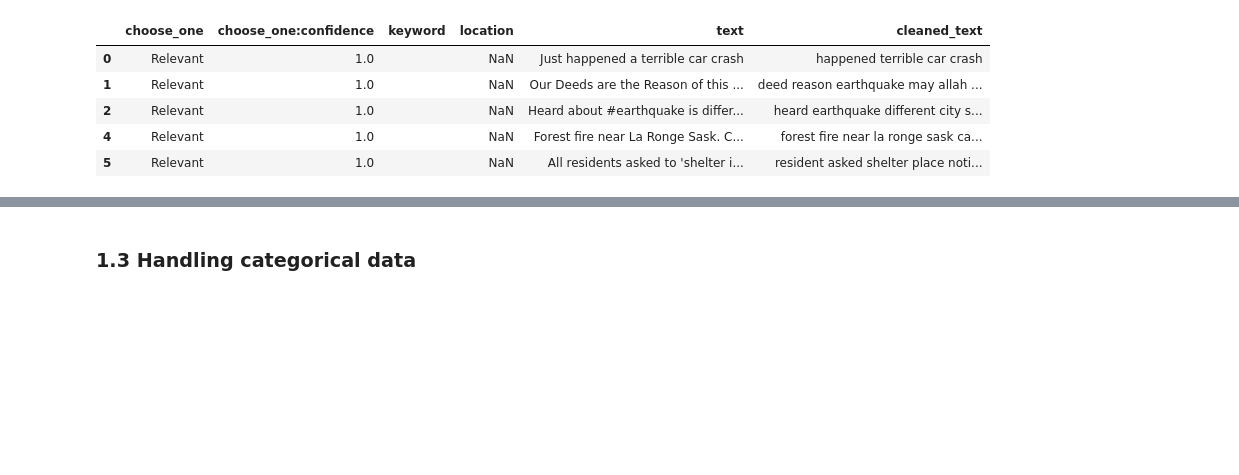
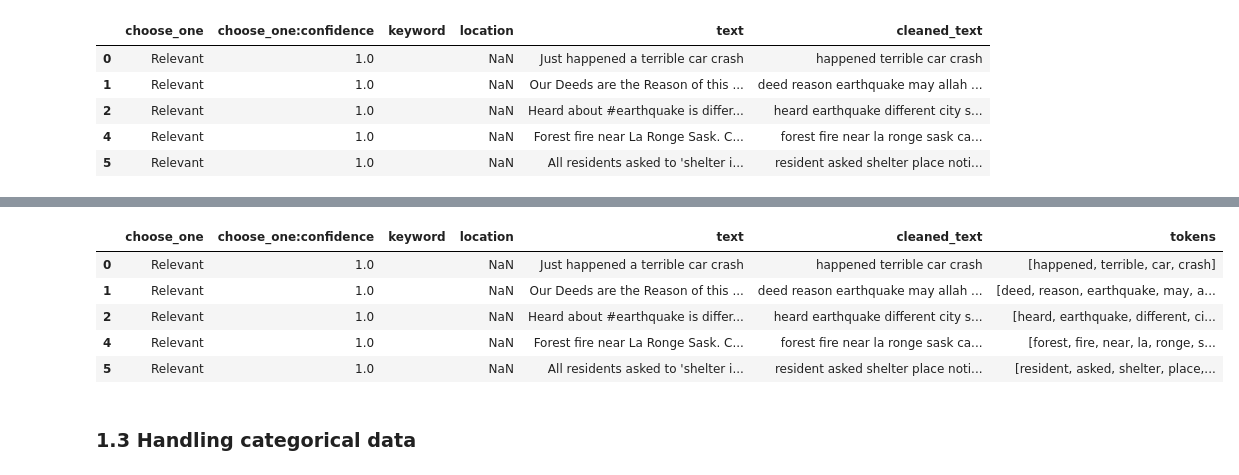
Before and after one commit to magnusrodseth/disaster-tweets, a Jupyter notebook: magnus/notebook.ipynb, the cells around one changed output, grey strips where cells are left out. Drawn from its saved outputs; the diff is of its cells as text; code cells hidden in the pictures; blank space fills up the shorter version.

```diff
--- a/magnus/notebook.ipynb
+++ b/magnus/notebook.ipynb
@@ -211,3 +259,24 @@ display(df.head())
+# %%
+from nltk.tokenize import TweetTokenizer
+
+tokenizer = TweetTokenizer()
+
+# Tokenize the `text` column
+def tokenize_text(text: str):
+    return tokenizer.tokenize(text)
+
+df['tokens'] = df['cleaned_text'].apply(tokenize_text)
+
+# Write the updated dataframe to a new CSV file
+df.to_csv('./results/07-tokens.csv', index=False)
+display(df.head())
+# %% [output]
+|  | choose_one | choose_one:confidence | keyword | location | text | cleaned_text | tokens |
+| 0 | Relevant | 1.0 |  | NaN | Just happened a terrible car crash | happened terrible car crash | [happened, terrible, car, crash] |
+| 1 | Relevant | 1.0 |  | NaN | Our Deeds are the Reason of this ... | deed reason earthquake may allah ... | [deed, reason, earthquake, may, a... |
+| 2 | Relevant | 1.0 |  | NaN | Heard about #earthquake is differ... | heard earthquake different city s... | [heard, earthquake, different, ci... |
+| 4 | Relevant | 1.0 |  | NaN | Forest fire near La Ronge Sask. C... | forest fire near la ronge sask ca... | [forest, fire, near, la, ronge, s... |
+| 5 | Relevant | 1.0 |  | NaN | All residents asked to 'shelter i... | resident asked shelter place noti... | [resident, asked, shelter, place,... |
 # %% [markdown]
 ### 1.3 Handling categorical data
 # %%
```
Also changed, not shown: parts of 10 cells of this notebook, 1 other file.
